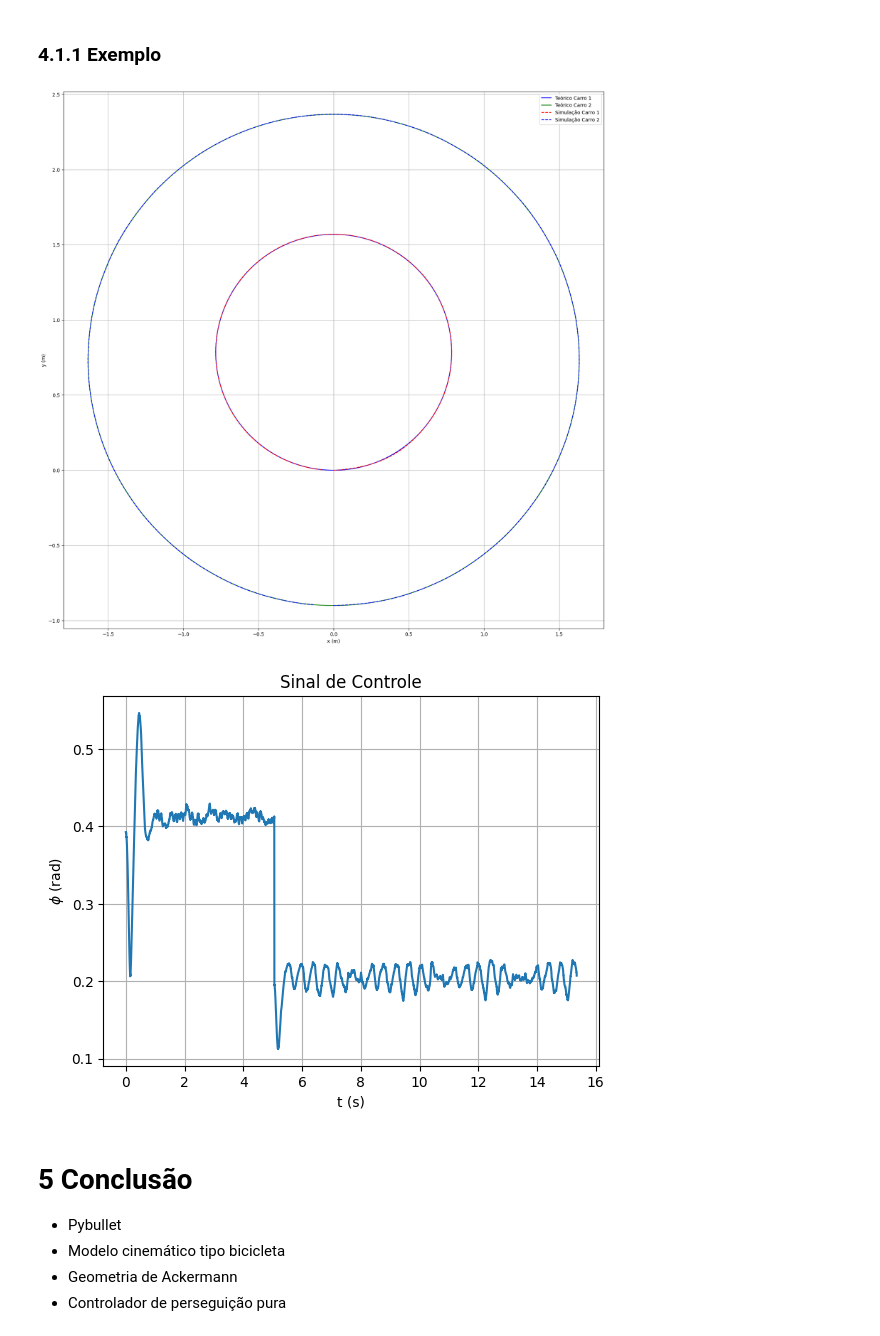
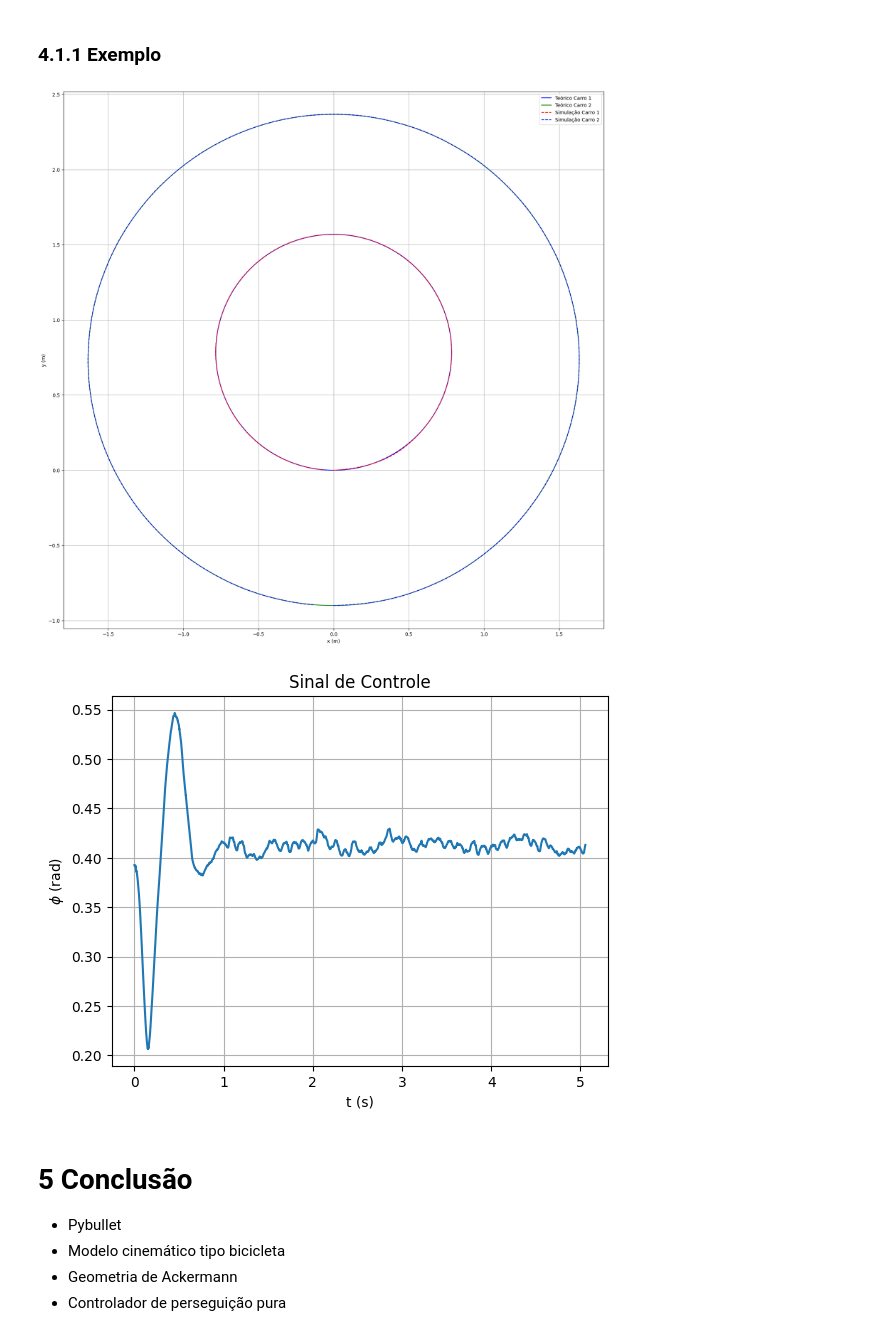
Before and after one commit to marcelov-aguiar/racecar_robots, a Jupyter notebook: Simulacao_2.ipynb, the cells around one changed output. Cells and saved outputs as stored; diff of their text form; code cells hidden in the pictures.

```diff
--- a/Simulacao_2.ipynb
+++ b/Simulacao_2.ipynb
@@ -303,11 +303,12 @@ phiv1 = [pi/8]
 
 xvp2 = [position2[0]]
 yvp2 = [position2[1]]
+phiv2 = [pi/16]
 
 # Ângulo de esterçamento
 geometria_ackermann (carro1, 0, pi/8, D, L, rr, phi_max, dphi)
 geometria_ackermann (carro2, 0, pi/16, D, L, rr, phi_max, dphi)
-#modelo_bicicleta (carro, 0, pi/8, D, L, rr, phi_max, dphi)
+
 for _ in range(10000):
     p.stepSimulation()
 
@@ -318,10 +319,10 @@ for i in range(50000):
     position1, orientation1 = p.getLinkState(carro1, 0)[:2] # Dados espaciais da referência
     D1 = ((position1[0] - xf1)**2 + (position1[1] - yf1)**2)**(1/2) # Mede a distância entre o veículo e o ponto de referência
     while D1 > Lda: # Equanto a distância mínima não for alcançada, segue-se com o mesmo referencial
-        phic2 = perseguição_pura(carro1, L, xf1, yf1) # Controle de perseguição pura
-        geometria_ackermann (carro1, V, phic2, D1, L, rr, phi_max, dphi) # Modelo geometria ackermann
+        phic1 = perseguição_pura(carro1, L, xf1, yf1) # Controle de perseguição pura
+        geometria_ackermann (carro1, V, phic1, D1, L, rr, phi_max, dphi) # Modelo geometria ackermann
         #modelo_bicicleta (carro, V, phic, D, L, rr, phi_max, dphi) # Modelo tipo bicicleta
-        phiv1.append(phic2)
+        phiv1.append(phic1)
         p.stepSimulation()
         position1, orientation1 = p.getLinkState(carro1, 0)[:2] # Dados espaciais da referência
         xvp1.append(position1[0])
@@ -334,40 +335,40 @@ for i in range(102700):
     position2, orientation2 = p.getLinkState(carro2, 0)[:2] # Dados espaciais da referência
     D2 = ((position2[0] - xf2)**2 + (position2[1] - yf2)**2)**(1/2) # Mede a distância entre o veículo e o ponto de referência
     while D2 > Lda: # Equanto a distância mínima não for alcançada, segue-se com o mesmo referencial
-        phic1 = perseguição_pura(carro2, L, xf2, yf2) # Controle de perseguição pura
-        geometria_ackermann (carro2, V, phic1, D2, L, rr, phi_max, dphi) # Modelo geometria ackermann
+        phic2 = perseguição_pura(carro2, L, xf2, yf2) # Controle de perseguição pura
+        geometria_ackermann (carro2, V, phic2, D2, L, rr, phi_max, dphi) # Modelo geometria ackermann
         #modelo_bicicleta (carro, V, phic, D, L, rr, phi_max, dphi) # Modelo tipo bicicleta
-        phiv1.append(phic1)
+        phiv2.append(phic2)
         p.stepSimulation()
         position2, orientation2 = p.getLinkState(carro2, 0)[:2] # Dados espaciais da referência
         xvp2.append(position2[0])
         yvp2.append(position2[1])
         D2 = ((position2[0] - xf2)**2 + (position2[1] - yf2)**2)**(1/2)
 
 # Gráfico
 plt.figure(figsize=(20,20))
 plt.plot(x1,y1, 'b-', label = 'Teórico Carro 1')
 plt.plot(x2,y2, 'g-', label = 'Teórico Carro 2')
 plt.plot(xvp1,yvp1, 'r--',label = 'Simulação Carro 1')
 plt.plot(xvp2,yvp2, 'b--',label = 'Simulação Carro 2')
 plt.axis('equal')
 plt.legend(loc = 'upper right')
 plt.xlabel('x (m)')
 plt.ylabel('y (m)')
 plt.grid()
 plt.show()
 
 # Sinal de controle
 t = np.linspace(0,step*len(phiv1),len(phiv1))
 plt.plot(t,phiv1)
 plt.grid()
 plt.xlabel('t (s)')
 plt.ylabel('$\phi$ (rad)')
 plt.title ('Sinal de Controle')
 plt.show()
 # %% [output]
 [figure]
-[figure, old version]
+[figure, new version]
 # %% [markdown]
 # 5 Conclusão
 
```
